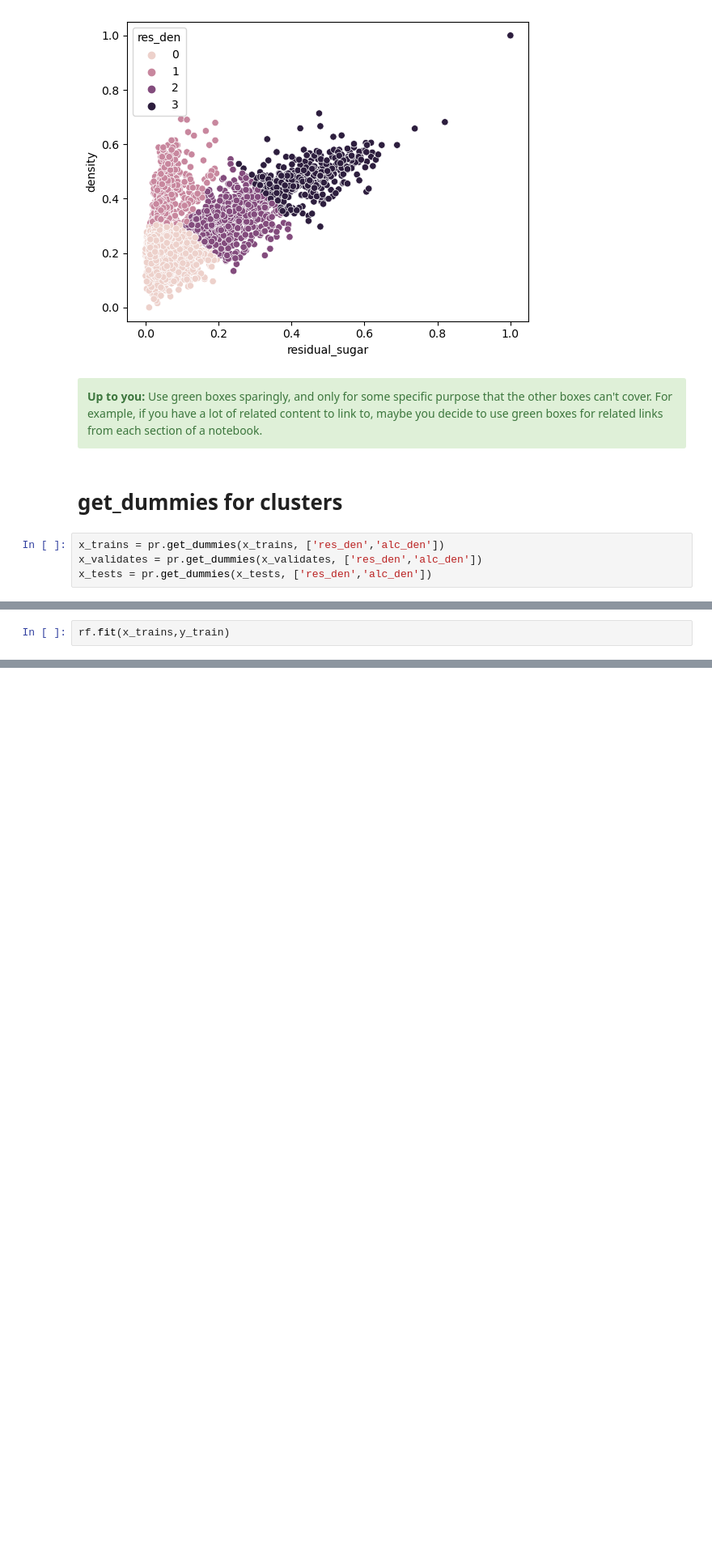
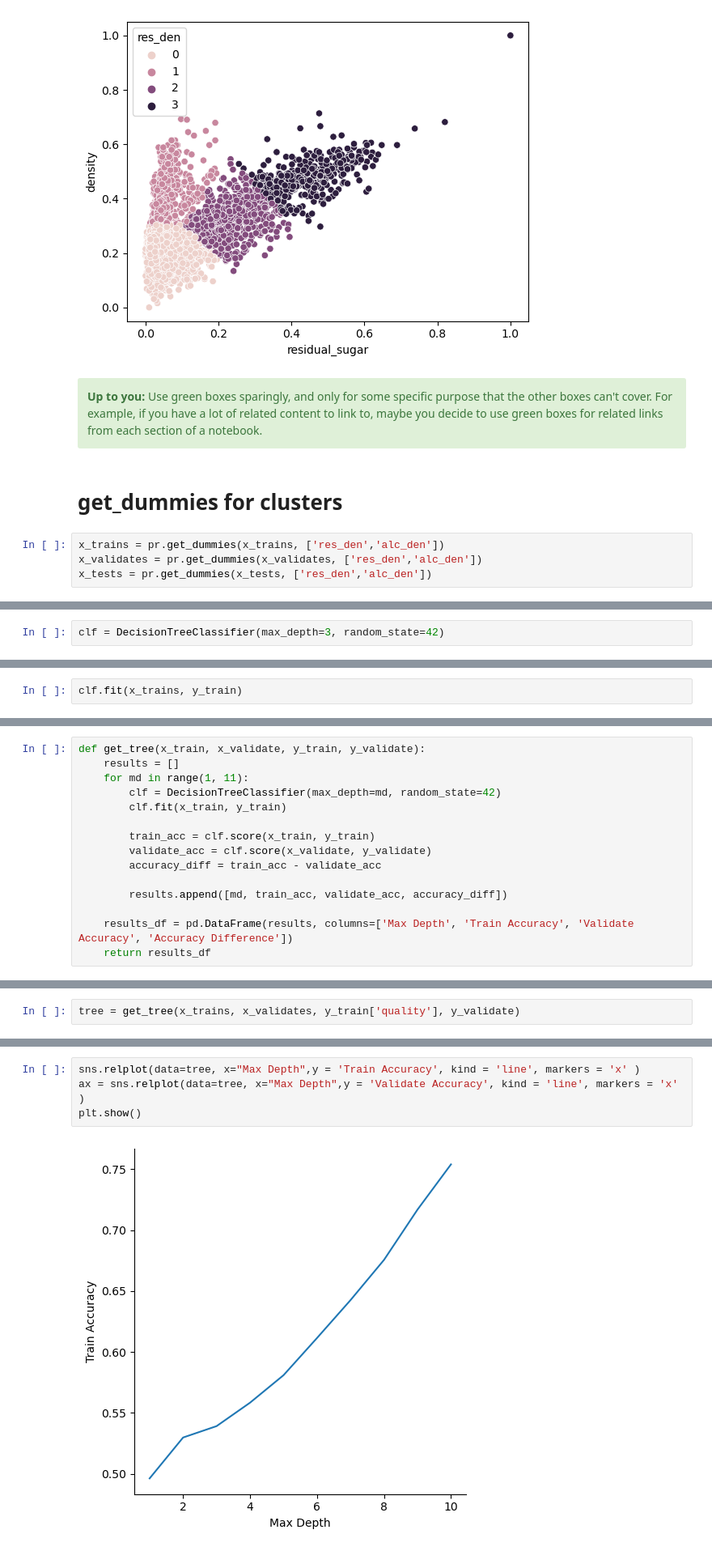
Before and after one commit to lets-wine-about-it/wine-research, a Jupyter notebook: wine-notebook.ipynb, the cells around one changed output, grey strips where cells are left out. Shown at 81% size. Drawn from its saved outputs; the diff is of its cells as text; blank space fills up the shorter version.

```diff
--- a/wine-notebook.ipynb
+++ b/wine-notebook.ipynb
@@ -579,0 +626,2 @@ def fit_predict_dt(x_train, y_train, x_validate, x_test):
+# %%
+clf = DecisionTreeClassifier(max_depth=3, random_state=42)
@@ -580,3 +630,3 @@ def fit_predict_dt(x_train, y_train, x_validate, x_test):
 # %%
-rf.fit(x_trains,y_train)
+clf.fit(x_trains, y_train)
 # %% [output]
@@ -583,0 +660,15 @@ NameError: name 'rf' is not defined
+# %%
+def get_tree(x_train, x_validate, y_train, y_validate):
+    results = []
+    for md in range(1, 11):
+        clf = DecisionTreeClassifier(max_depth=md, random_state=42)
+        clf.fit(x_train, y_train)
+
+        train_acc = clf.score(x_train, y_train)
+        validate_acc = clf.score(x_validate, y_validate)
+        accuracy_diff = train_acc - validate_acc
+
+        results.append([md, train_acc, validate_acc, accuracy_diff])
+
+    results_df = pd.DataFrame(results, columns=['Max Depth', 'Train Accuracy', 'Validate Accuracy', 'Accuracy Difference'])
+    return results_df
@@ -583,0 +690,2 @@ NameError: name 'rf' is not defined
+# %%
+tree = get_tree(x_trains, x_validates, y_train['quality'], y_validate)
@@ -583,0 +706,6 @@ NameError: name 'rf' is not defined
+# %%
+sns.relplot(data=tree, x="Max Depth",y = 'Train Accuracy', kind = 'line', markers = 'x' )
+ax = sns.relplot(data=tree, x="Max Depth",y = 'Validate Accuracy', kind = 'line', markers = 'x' )
+plt.show()
+# %% [output]
+[figure, added]
```
Also changed, not shown: parts of 39 cells of this notebook.
